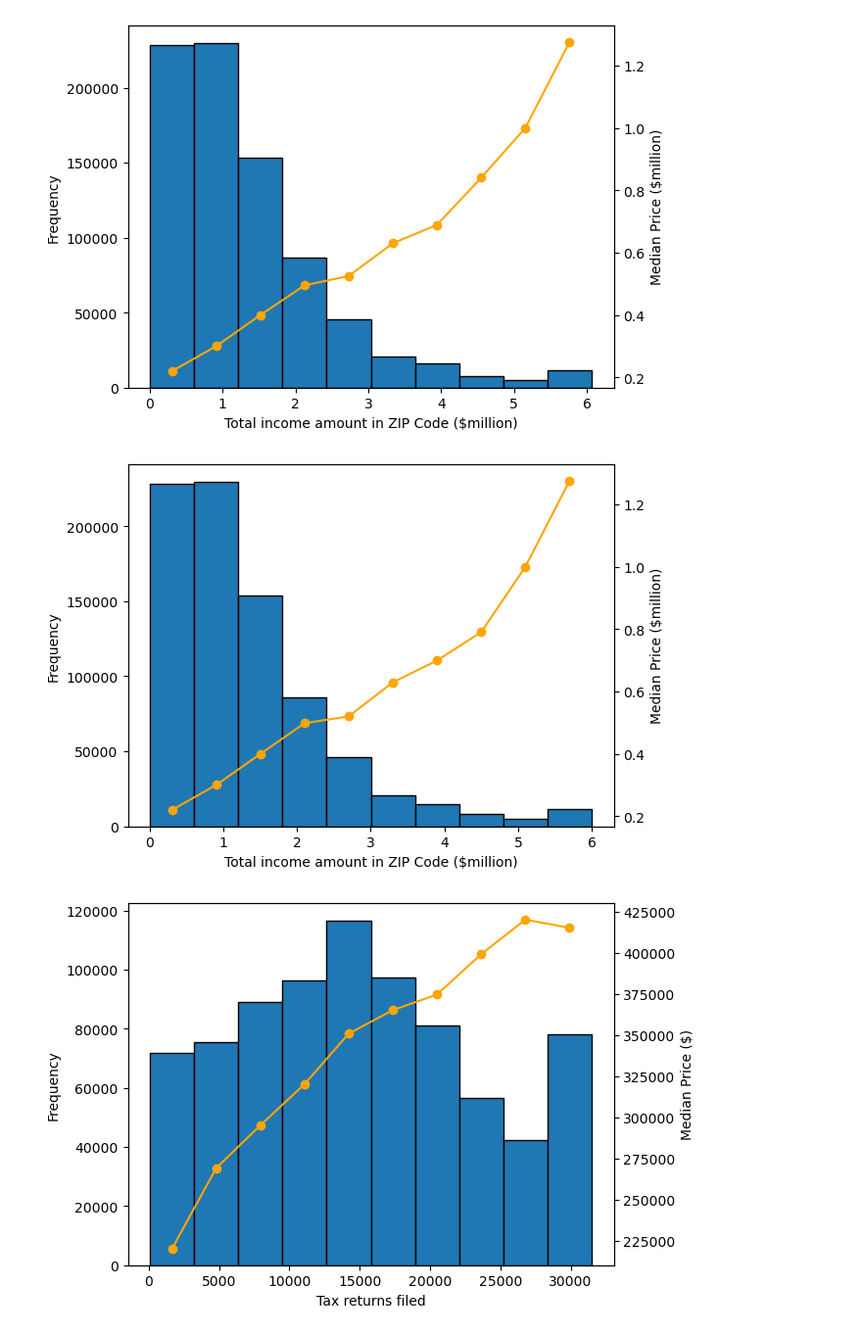
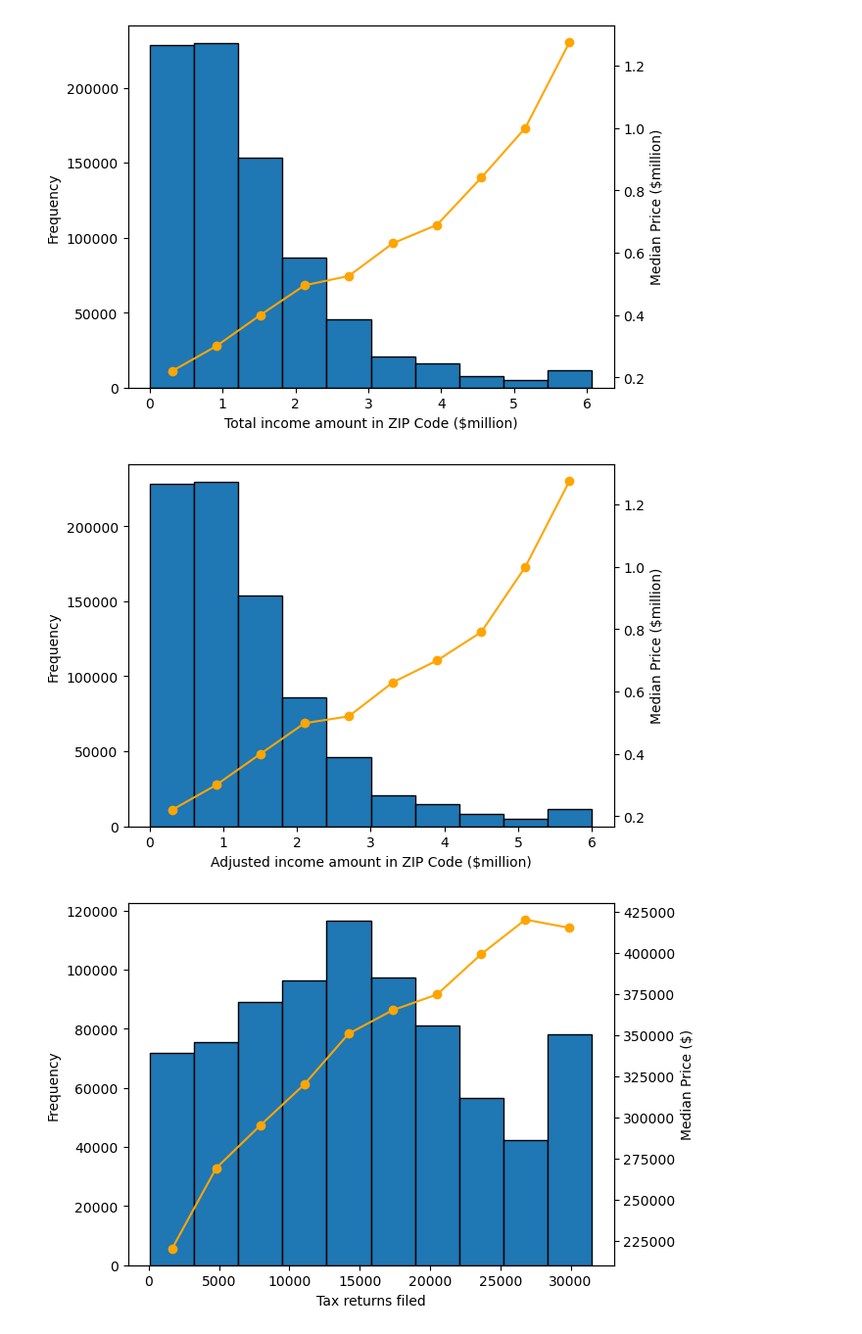
Before and after one commit to luke-dillon/PlacementProject, a Jupyter notebook: eda.ipynb, the cells around one changed output. Shown at 98% size. Drawn from its saved outputs; the diff is of its cells as text; code cells hidden in the pictures.

```diff
--- a/eda.ipynb
+++ b/eda.ipynb
@@ -333,21 +341,21 @@ plt.show()
 # %%
 # Adjusted income univariate
 fig, ax = plt.subplots()
 
 hist = ax.hist(sold.adjustedincome, ec = 'black')
 midpts = [((hist[1][x] + hist[1][x+1])/2) for x in range(len(hist[1])-1)]
 prices = [sold[(sold.adjustedincome >= hist[1][x]) & (sold.adjustedincome < hist[1][x+1])].price.median() for x in range(len(hist[1])-1)]
-ax.set_xlabel('Total income amount in ZIP Code ($million)')
+ax.set_xlabel('Adjusted income amount in ZIP Code ($million)')
 ax.set_xticks(ticks = [0,1000000,2000000,3000000,4000000,5000000,6000000], labels = [0,1,2,3,4,5,6])
 ax.set_ylabel('Frequency')
 ax2 = ax.twinx()
 ax2.plot(midpts, prices, color = 'orange')
 ax2.scatter(midpts, prices, color = 'orange')
 ax2.set_ylabel('Median Price ($million)')
 ax2.set_yticks(ticks = [200000,400000,600000,800000,1000000,1200000], labels = [0.2,0.4,0.6,0.8,1.0,1.2])
 plt.show()
 # %% [output]
-[figure, old version]
+[figure, new version]
 # %%
 # Tax returns filed univariate
 fig, ax = plt.subplots()
```
Also changed, not shown: parts of 8 cells of this notebook.
